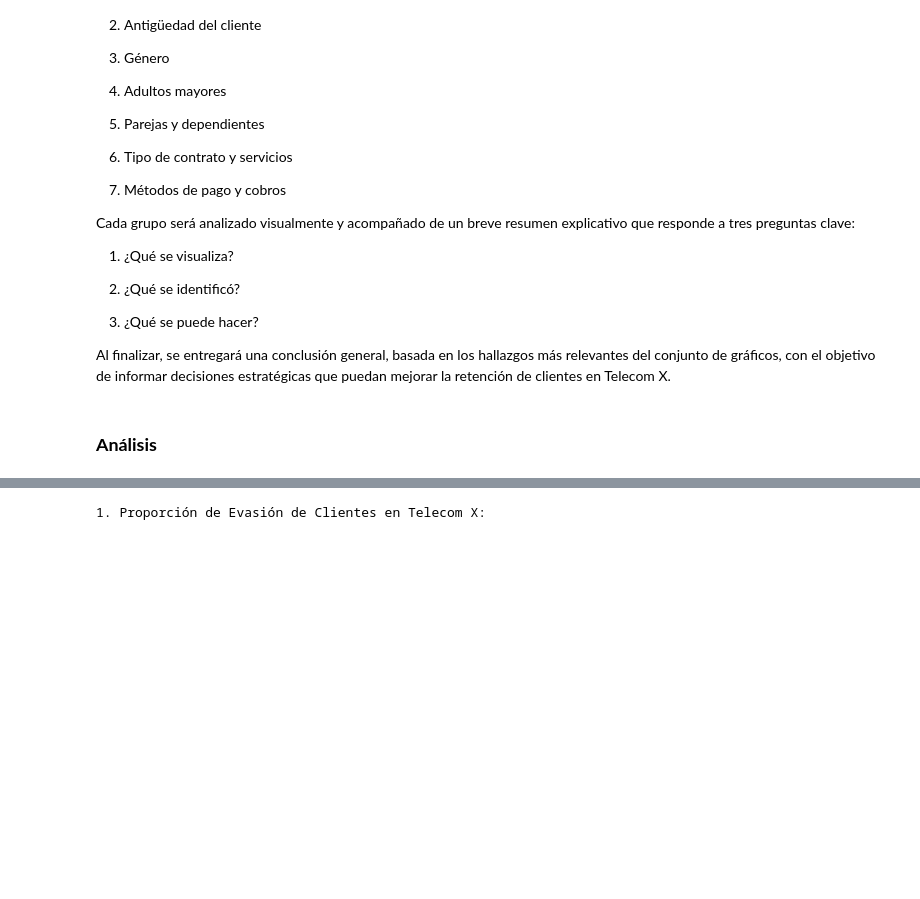
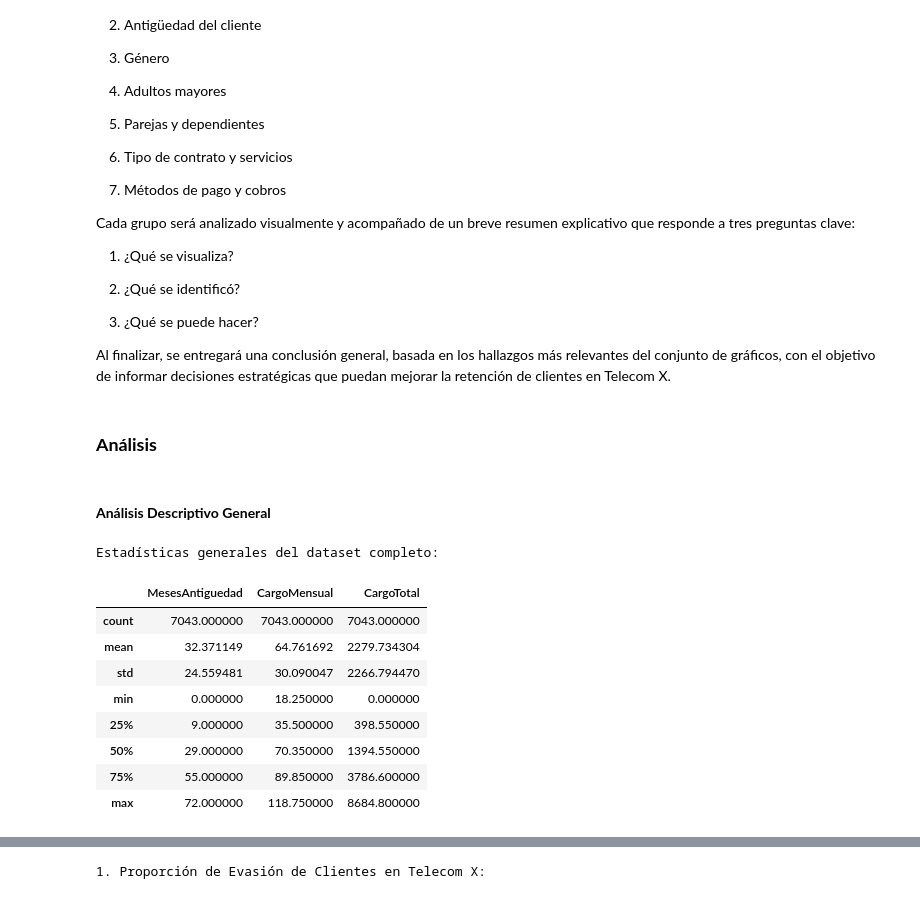
Before and after one commit to DanielRaiicHu/TelecomX, a Jupyter notebook: TelecomX.ipynb, the cells around one changed output, grey strips where cells are left out. Drawn from its saved outputs; the diff is of its cells as text; code cells hidden in the pictures; blank space fills up the shorter version.

```diff
--- a/TelecomX.ipynb
+++ b/TelecomX.ipynb
@@ -2412,3 +2412,20 @@ Cada grupo será analizado visualmente y acompañado de un breve resumen explica
 Al finalizar, se entregará una conclusión general, basada en los hallazgos más relevantes del conjunto de gráficos, con el objetivo de informar decisiones estratégicas que puedan mejorar la retención de clientes en Telecom X.
 # %% [markdown]
 ### **Análisis**
+# %% [markdown]
+#### **Análisis Descriptivo General**
+# %%
+# Análisis estadístico general de las variables numéricas
+print("Estadísticas generales del dataset completo:")
+df[['MesesAntiguedad', 'CargoMensual', 'CargoTotal']].describe()
+# %% [output]
+Estadísticas generales del dataset completo:
+|  | MesesAntiguedad | CargoMensual | CargoTotal |
+| count | 7043.000000 | 7043.000000 | 7043.000000 |
+| mean | 32.371149 | 64.761692 | 2279.734304 |
+| std | 24.559481 | 30.090047 | 2266.794470 |
+| min | 0.000000 | 18.250000 | 0.000000 |
+| 25% | 9.000000 | 35.500000 | 398.550000 |
+| 50% | 29.000000 | 70.350000 | 1394.550000 |
+| 75% | 55.000000 | 89.850000 | 3786.600000 |
+| max | 72.000000 | 118.750000 | 8684.800000 |
```
Also changed, not shown: parts of 10 cells of this notebook.
